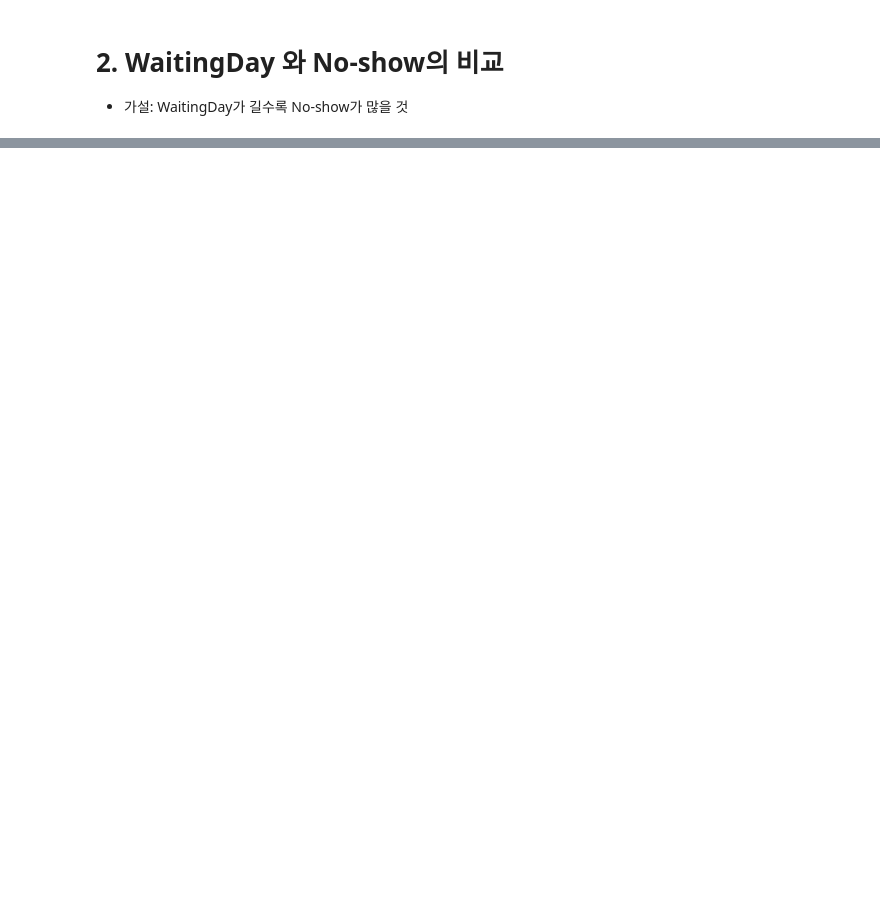
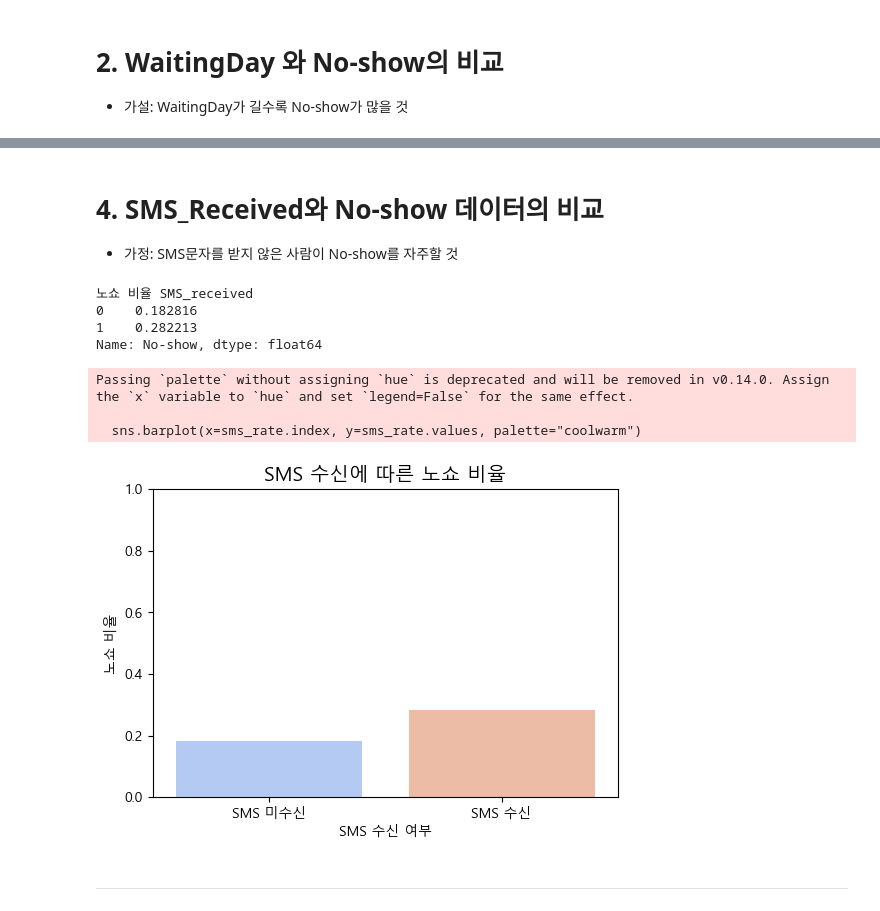
Before and after one commit to dbehdrbs0806/4th_2sem, a Jupyter notebook: BigDataAnalysis/medical.ipynb, the cells around one changed output, grey strips where cells are left out. Drawn from its saved outputs; the diff is of its cells as text; code cells hidden in the pictures; blank space fills up the shorter version.

```diff
--- a/BigDataAnalysis/medical.ipynb
+++ b/BigDataAnalysis/medical.ipynb
@@ -356,0 +458,27 @@ plt.show()
+# %% [markdown]
+# 4. SMS_Received와 No-show 데이터의 비교
+- 가정: SMS문자를 받지 않은 사람이 No-show를 자주할 것
+# %%
+sms_rate = medical.groupby('SMS_received')['No-show'].mean()
+print("노쇼 비율", sms_rate)
+
+plt.figure(figsize=(6,4))
+sns.barplot(x=sms_rate.index, y=sms_rate.values, palette="coolwarm")
+plt.xticks([0,1], ["SMS 미수신", "SMS 수신"])
+plt.title("SMS 수신에 따른 노쇼 비율", fontsize=14)
+plt.ylabel("노쇼 비율")
+plt.xlabel("SMS 수신 여부")
+plt.ylim(0,1)
+plt.show()
+# SMS를 수신한 환자가 오히려 노쇼의 비율이 더 높음
+# %% [output]
+노쇼 비율 SMS_received
+0    0.182816
+1    0.282213
+Name: No-show, dtype: float64
+Passing `palette` without assigning `hue` is deprecated and will be removed in v0.14.0. Assign the `x` variable to `hue` and set `legend=False` for the same effect.
+
+  sns.barplot(x=sms_rate.index, y=sms_rate.values, palette="coolwarm")
+[figure, added]
+# %% [markdown]
+---
```
Also changed, not shown: parts of 14 cells of this notebook, 1 other file.
